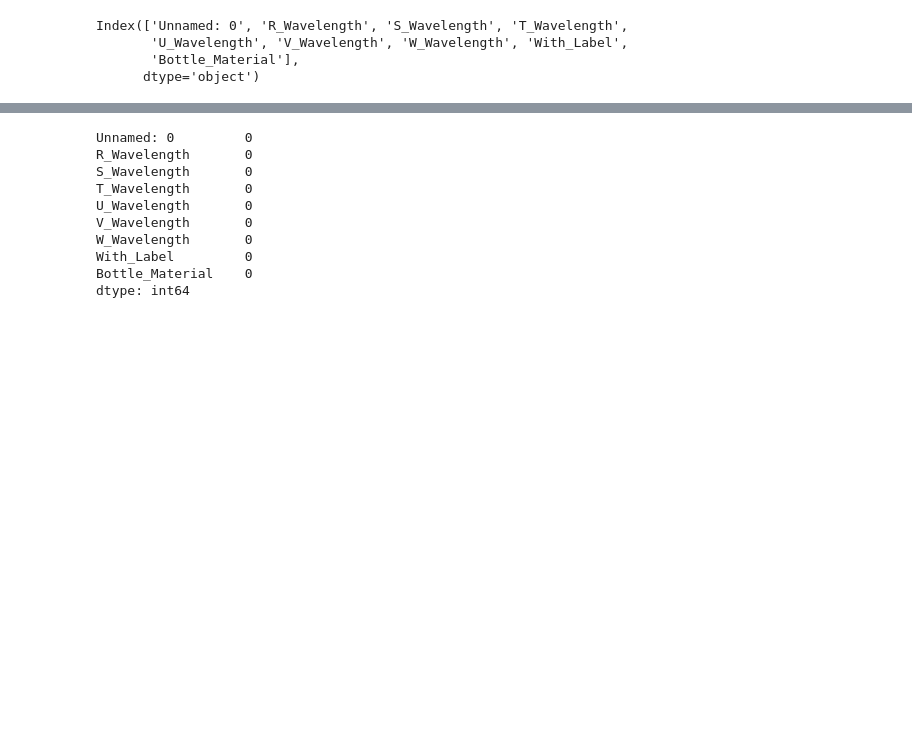
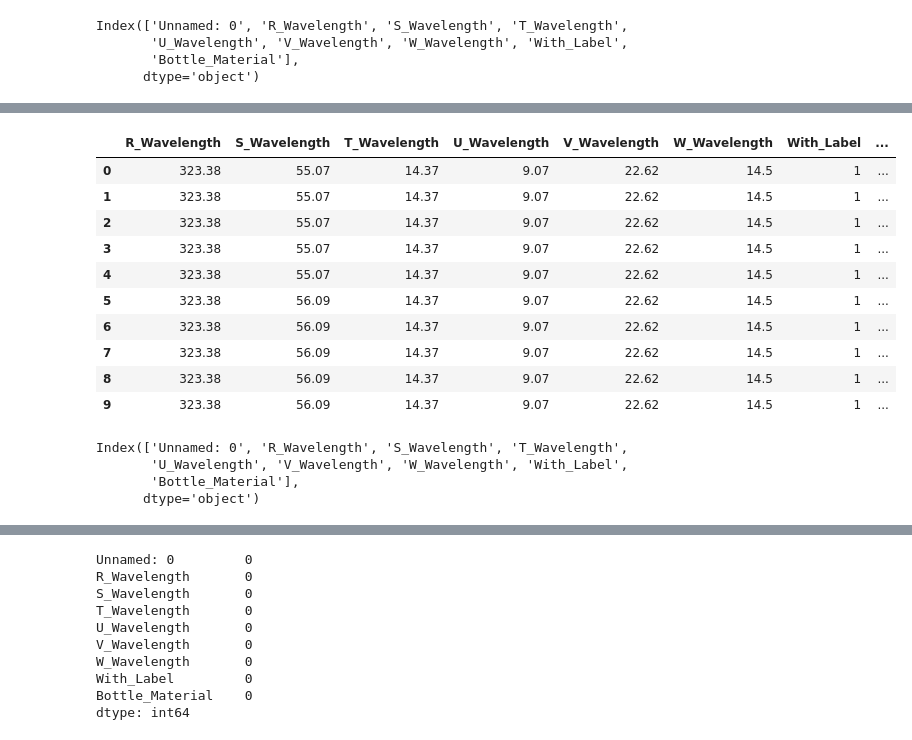
Before and after one commit to newsogood/pet_bottle_sorting_software, a Jupyter notebook: bottle_data_analysis.ipynb, the cells around one changed output, grey strips where cells are left out. Cells and saved outputs as stored; diff of their text form; code cells hidden in the pictures; blank space fills up the shorter version.

```diff
--- a/bottle_data_analysis.ipynb
+++ b/bottle_data_analysis.ipynb
@@ -24,0 +61,24 @@ Index(['Unnamed: 0', 'R_Wavelength', 'S_Wavelength', 'T_Wavelength',
+# %%
+bottle_test_2_set.drop('Unnamed: 0', axis = 1, inplace=True)
+bottle_test_2_set_columns = bottle_test_2_set.columns
+bottle_test_2_set
+# %% [output]
+|  | R_Wavelength | S_Wavelength | T_Wavelength | U_Wavelength | V_Wavelength | W_Wavelength | With_Label | ... |
+| 0 | 323.38 | 55.07 | 14.37 | 9.07 | 22.62 | 14.5 | 1 | ... |
+| 1 | 323.38 | 55.07 | 14.37 | 9.07 | 22.62 | 14.5 | 1 | ... |
+| 2 | 323.38 | 55.07 | 14.37 | 9.07 | 22.62 | 14.5 | 1 | ... |
+| 3 | 323.38 | 55.07 | 14.37 | 9.07 | 22.62 | 14.5 | 1 | ... |
+| 4 | 323.38 | 55.07 | 14.37 | 9.07 | 22.62 | 14.5 | 1 | ... |
+| 5 | 323.38 | 56.09 | 14.37 | 9.07 | 22.62 | 14.5 | 1 | ... |
+| 6 | 323.38 | 56.09 | 14.37 | 9.07 | 22.62 | 14.5 | 1 | ... |
+| 7 | 323.38 | 56.09 | 14.37 | 9.07 | 22.62 | 14.5 | 1 | ... |
+| 8 | 323.38 | 56.09 | 14.37 | 9.07 | 22.62 | 14.5 | 1 | ... |
+| 9 | 323.38 | 56.09 | 14.37 | 9.07 | 22.62 | 14.5 | 1 | ... |
+# %%
+bottle_test_3_set = pd.read_csv(test_3_dir)
+bottle_test_3_set.columns
+# %% [output]
+Index(['Unnamed: 0', 'R_Wavelength', 'S_Wavelength', 'T_Wavelength',
+       'U_Wavelength', 'V_Wavelength', 'W_Wavelength', 'With_Label',
+       'Bottle_Material'],
+      dtype='object')
```
Also changed, not shown: parts of 22 cells of this notebook, 7 other files.
